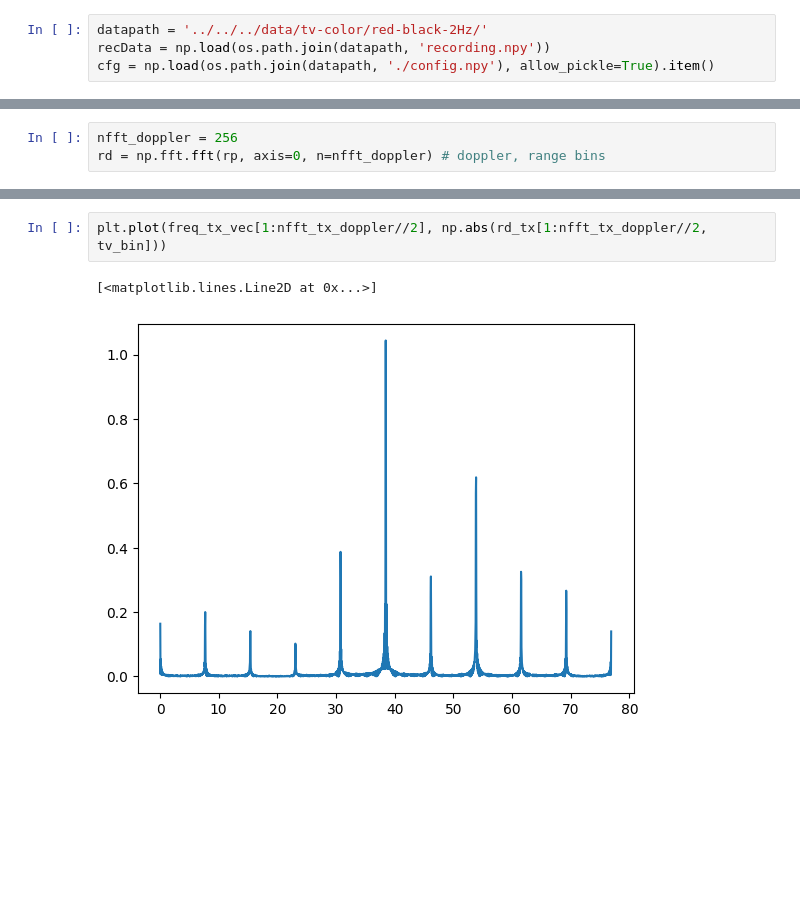
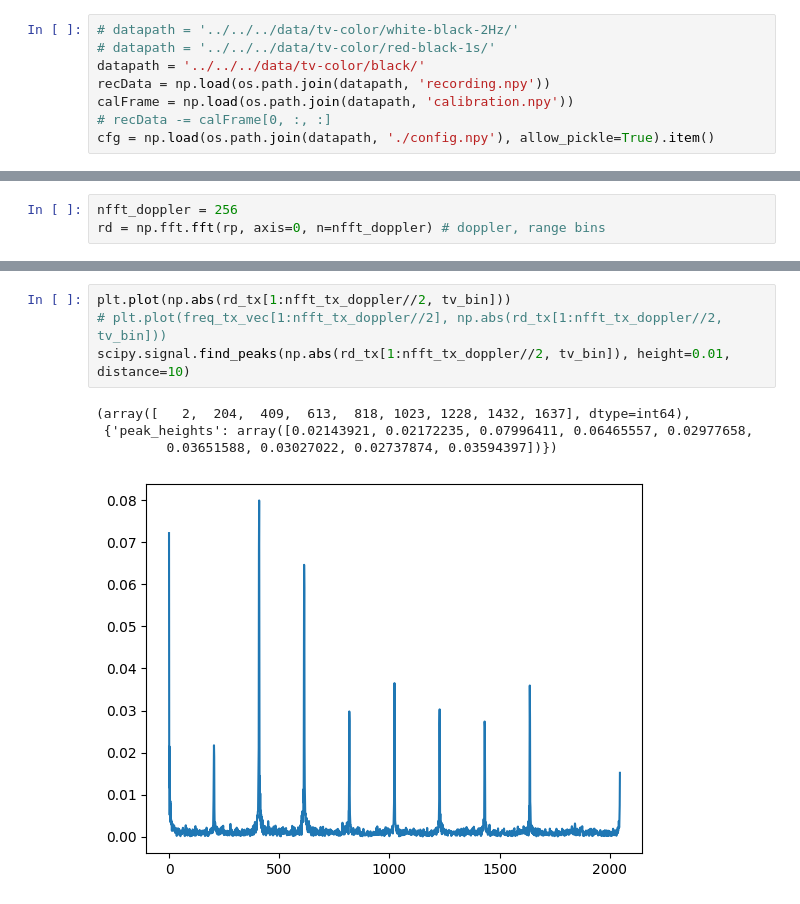
Before and after one commit to sean94011/V_TrigU, a Jupyter notebook: python/tag/screen/modulation_test.ipynb, the cells around one changed output, grey strips where cells are left out. Cells and saved outputs as stored; diff of their text form; blank space fills up the shorter version.

```diff
--- a/python/tag/screen/modulation_test.ipynb
+++ b/python/tag/screen/modulation_test.ipynb
@@ -5,6 +7,10 @@ import os
 # %%
-datapath = '../../../data/tv-color/red-black-2Hz/'
+# datapath = '../../../data/tv-color/white-black-2Hz/'
+# datapath = '../../../data/tv-color/red-black-1s/'
+datapath = '../../../data/tv-color/black/'
 recData = np.load(os.path.join(datapath, 'recording.npy'))
+calFrame = np.load(os.path.join(datapath, 'calibration.npy'))
+# recData -= calFrame[0, :, :]
 cfg = np.load(os.path.join(datapath, './config.npy'), allow_pickle=True).item()
 # %%
 nfft = cfg['nfft']
@@ -65,5 +77,9 @@ Text(0.5, 0, 'Frequency (Hz)')
 # %%
-plt.plot(freq_tx_vec[1:nfft_tx_doppler//2], np.abs(rd_tx[1:nfft_tx_doppler//2, tv_bin]))
+plt.plot(np.abs(rd_tx[1:nfft_tx_doppler//2, tv_bin]))
+# plt.plot(freq_tx_vec[1:nfft_tx_doppler//2], np.abs(rd_tx[1:nfft_tx_doppler//2, tv_bin]))
+scipy.signal.find_peaks(np.abs(rd_tx[1:nfft_tx_doppler//2, tv_bin]), height=0.01, distance=10)
 # %% [output]
-[<matplotlib.lines.Line2D at 0x...>]
+(array([   2,  204,  409,  613,  818, 1023, 1228, 1432, 1637], dtype=int64),
+ {'peak_heights': array([0.02143921, 0.02172235, 0.07996411, 0.06465557, 0.02977658,
+         0.03651588, 0.03027022, 0.02737874, 0.03594397])})
-[figure, old version]
+[figure, new version]
```
Also changed, not shown: parts of 14 cells of this notebook, 3 other files.
